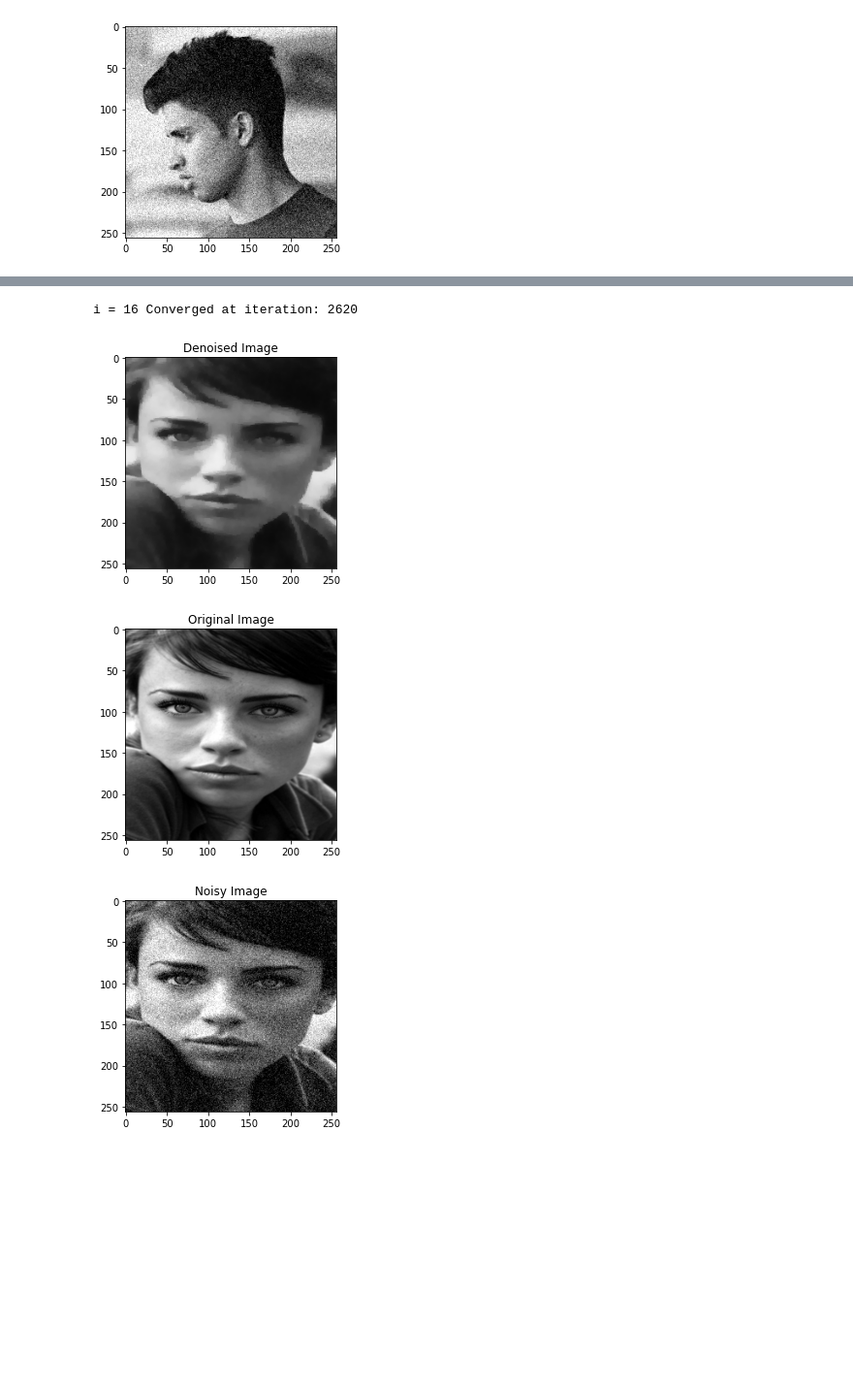
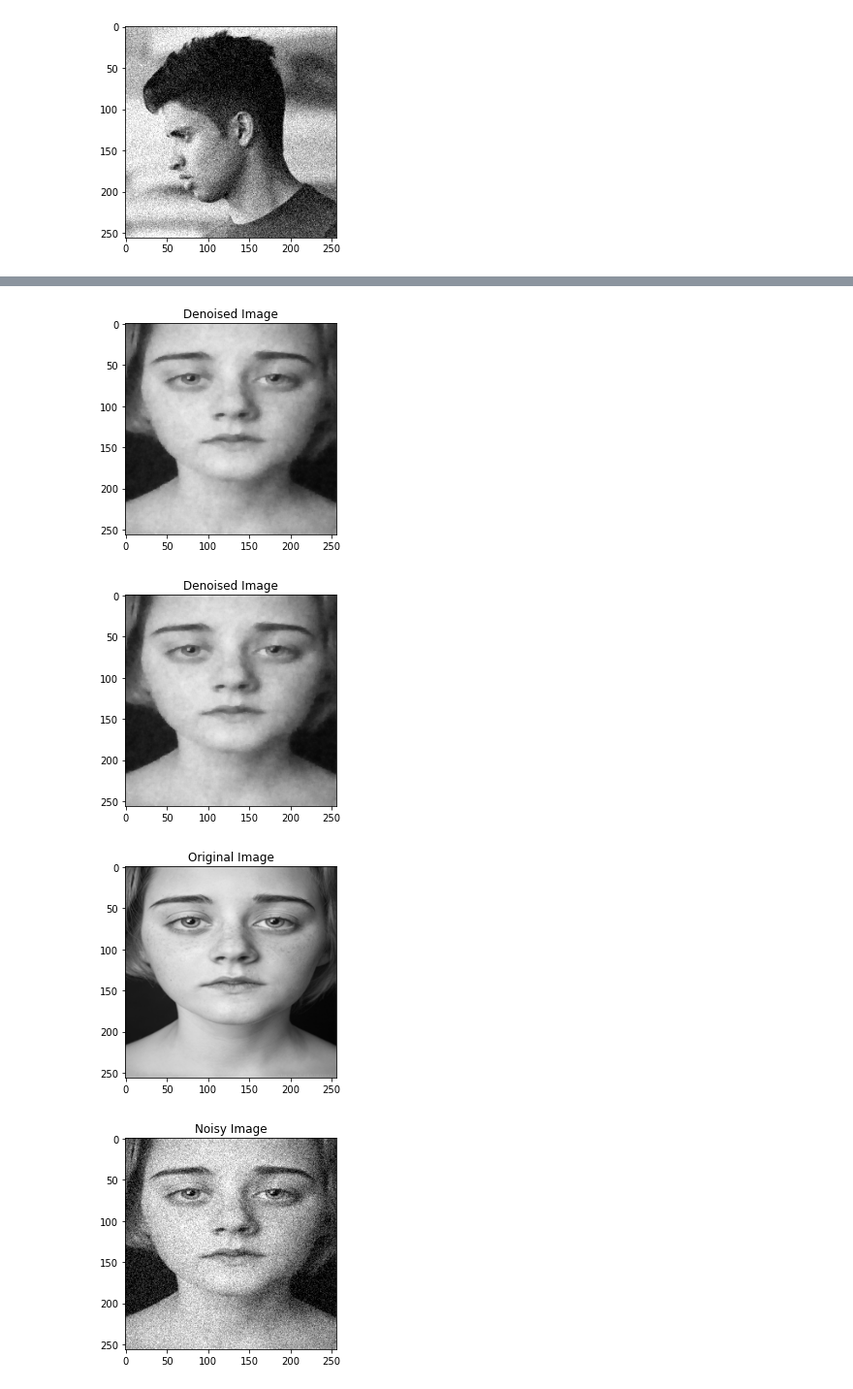
Before and after one commit to MohammadSadeghSalehi/Bilevel, a Jupyter notebook: Codes/Bilevel.ipynb, the cells around one changed output, grey strips where cells are left out. Shown at 97% size. Saved outputs shown, nothing was run; the diff lists cells and outputs as text; code cells hidden in the pictures; blank space fills up the shorter version.

```diff
--- a/Codes/Bilevel.ipynb
+++ b/Codes/Bilevel.ipynb
@@ -482,14 +403,14 @@ path = '/Users/sadegh/Downloads/Humans/256*256'
 data = np.load(path+ '/' +'Data.npz')
 b = data['X']
 b = b/255
-b = b[:,:,0:25]
+b = b[:,:,0:10]
 x0 = np.random.rand(np.shape(b)[0],np.shape(b)[1])
 
 A = np.eye(b.shape[1])
 NoisyData = np.load(path+ '/' +'DataNoisy2.npz')
 y = NoisyData['y']
 y = y/255
-y = y[:,:,0:25]
+y = y[:,:,0:10]
 
 Bilevel = DFO_FISTA(A, b, y, x0, 0.1, 1.2, -2,-5,-4)
 result = Bilevel.DFO()
@@ -813,7 +788,7 @@ A = np.eye(b.shape[1])
 NoisyData = np.load(path+ '/' +'DataNoisy2.npz')
 y = NoisyData['y']
 y = y/255
-x0 = y[:,:,3]
+x0 = y[:,:,1]
 #np.random.rand(np.shape(b)[0],np.shape(b)[1])
 y = y[:,:,0:10]
 
@@ -824,7 +799,7 @@ result = Bilevel.solver()
 thetaOptimal = result
 print("Theta:" +str(thetaOptimal))
 
-
+print("objective: " + str(Bilevel.upperObjective[-1]))
 plt.plot(Bilevel.lowerIter,Bilevel.upperObjective,color='magenta')
 plt.xlabel('Lower Level Iteration')
 plt.ylabel('Upper Level Objective Value')
@@ -855,38 +830,49 @@ from PIL import Image
 path = '/Users/sadegh/Downloads/Humans/256*256'
 data = np.load(path+ '/' +'Data.npz')
 b = data['X']
 b = b/255
 b = b[:,:,0:50]
-x0 = np.random.rand(np.shape(b)[0],np.shape(b)[1])
+#x0 = np.random.rand(np.shape(b)[0],np.shape(b)[1])
+thetaOptimal2 = [-2.49481486, -4.39483968, -4.80058123]
+#thetaOptimal2 = [-2.02649901, -4.7389812,  -9.06632174]
 
 A = np.eye(b.shape[1])
 NoisyData = np.load(path+ '/' +'DataNoisy2.npz')
 y = NoisyData['y']
 y = y/255
+x0 = y[:,:,5]
 y = y[:,:,0:50]
 Bilevel = HOAG(A, b, y, x0, 2, 1+1e-3, thetaOptimal[0],  thetaOptimal[1] ,  thetaOptimal[2],max_iter=10000)
-im = Bilevel.FISTA(thetaOptimal[0],  thetaOptimal[1] ,  thetaOptimal[2],16,1e-10)*255
+im = Bilevel.FISTA(thetaOptimal[0],  thetaOptimal[1] ,  thetaOptimal[2],8,1e-10)*255
 sample = im.reshape(256,256)
 sample = Image.fromarray(sample)
 plt.imshow(sample)
 plt.title("Denoised Image")
 plt.show()
 
-original = b[:,:,16]
+Bilevel = HOAG(A, b, y, x0, 2, 1+1e-3, thetaOptimal2[0],  thetaOptimal2[1] ,  thetaOptimal2[2],max_iter=10000)
+im = Bilevel.FISTA(thetaOptimal[0],  thetaOptimal[1] ,  thetaOptimal[2],8,1e-10)*255
+sample = im.reshape(256,256)
+sample = Image.fromarray(sample)
+plt.imshow(sample)
+plt.title("Denoised Image")
+plt.show()
+
+original = b[:,:,8]
 original = original.reshape(256,256)*255
 original = Image.fromarray(original)
 plt.imshow(original)
 plt.title("Original Image")
 plt.show()
 
-NImage = y[:,:,16]
+NImage = y[:,:,8]
 NImage = NImage.reshape(256,256)*255
 NImage = Image.fromarray(NImage)
 plt.imshow(NImage)
 plt.title("Noisy Image")
 plt.show()
 # %% [output]
-i = 16 Converged at iteration: 2620
-[figure, old version]
+[figure, new version]
-[figure, old version]
+[figure, new version]
-[figure, old version]
+[figure, new version]
+[figure, added]
```
Also changed, not shown: parts of 9 cells of this notebook.
